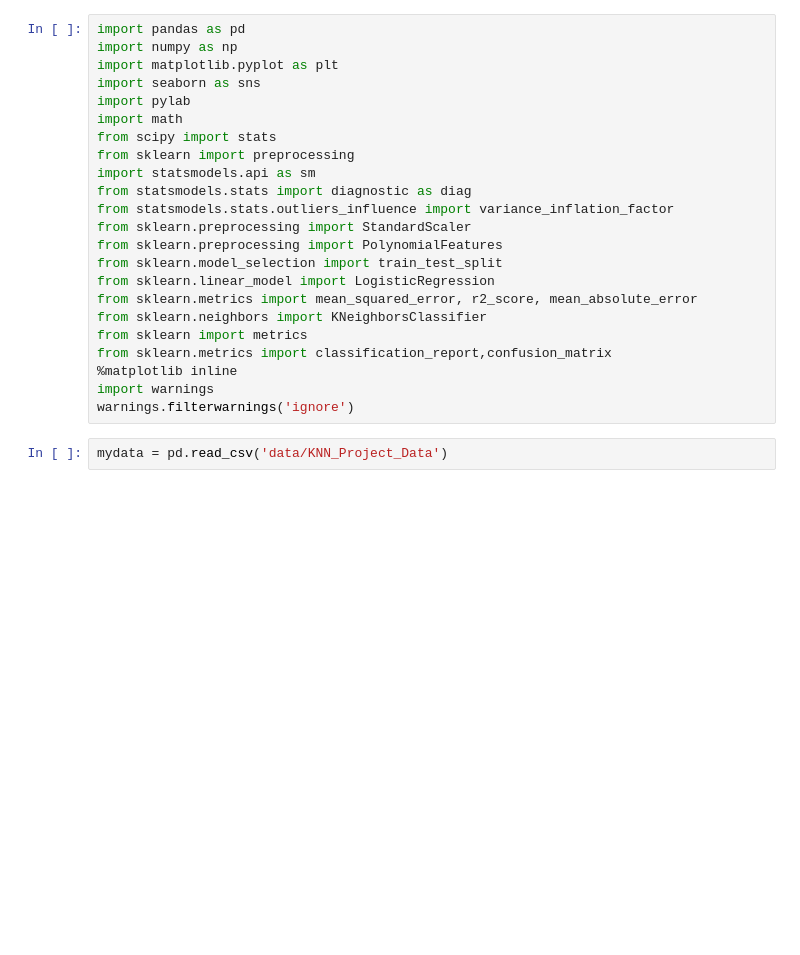
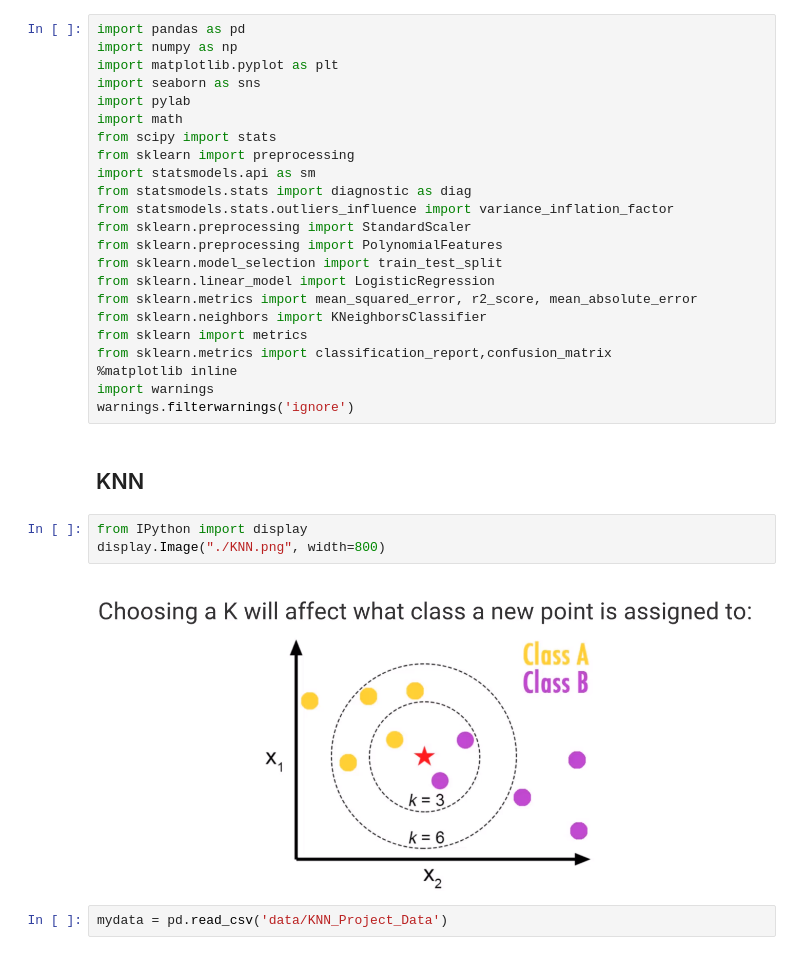
Before and after one commit to Faezeh-Pousaneh/Machine-learning-Projects, a Jupyter notebook: K-Nearest-Neighbors/Solution-KNN.ipynb, the cells around one changed output. Drawn from its saved outputs; the diff is of its cells as text; blank space fills up the shorter version.

```diff
--- a/K-Nearest-Neighbors/Solution-KNN.ipynb
+++ b/K-Nearest-Neighbors/Solution-KNN.ipynb
@@ -21,6 +21,13 @@ from sklearn.metrics import classification_report,confusion_matrix
 %matplotlib inline
 import warnings
 warnings.filterwarnings('ignore')
+# %% [markdown]
+## KNN
+# %%
+from IPython import display
+display.Image("./KNN.png", width=800)
+# %% [output]
+[figure, added]
 # %%
 mydata = pd.read_csv('data/KNN_Project_Data')
 # %%
```
Also changed, not shown: 2 other files.
